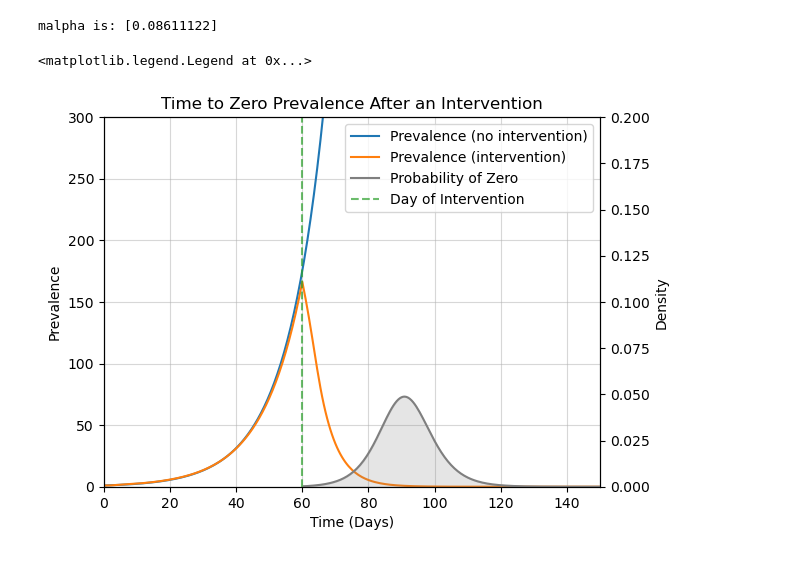
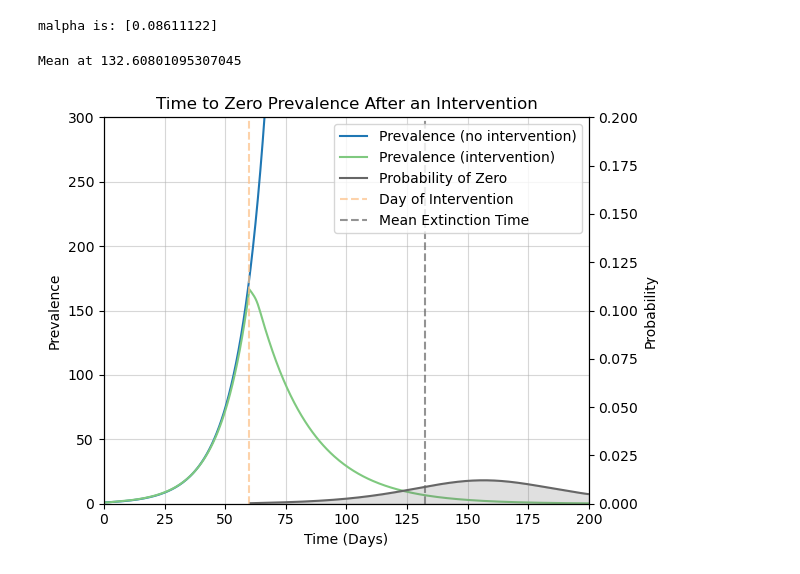
Before and after one commit to JCurran-Sebastian/CMJ_Branching, a Jupyter notebook: Outbreak_scenarios.ipynb, the cells around one changed output. Saved outputs shown, nothing was run; the diff lists cells and outputs as text; code cells hidden in the pictures.

```diff
--- a/Outbreak_scenarios.ipynb
+++ b/Outbreak_scenarios.ipynb
@@ -143,9 +145,9 @@ len(scenarios)
 # %%
 fpt_scenarios = []
 
-Zstars = np.zeros(len(scenarios))
-tstars = np.zeros(len(scenarios))
-for i, s in enumerate(scenarios):
+Zstars = np.zeros(len(pmf_scenarios))
+tstars = np.zeros(len(pmf_scenarios))
+for i, s in enumerate(pmf_scenarios):
     pmf = pmf_scenarios[i]
     mean = bp.mean_pmf(pmf)
     extinction = pmf[0, :]
@@ -161,22 +163,25 @@ for i, s in enumerate(scenarios):
     FPT_cdf = bp.FirstPassageTime(pmf, Zstar, time, False)
     fpt_scenarios += [np.gradient(FPT_cdf, time_step)]
 # %%
-n_scenarios = len(scenarios)
+n_scenarios = len(fpt_scenarios)
 fig, axs = plt.subplots(nrows = n_scenarios-1, ncols=1)
 #fig.set_figwidth(6)
 
 for i in range(n_scenarios-1):
+    axs[i].grid(alpha = 0.2)
     axs[i].label_outer()
 
     axs[i].plot(time, fpt_scenarios[i+1], color = cmap[0], label = 'R = ' + str(R_eff_scenarios[i+1]/2))
     axs[i].fill_between(time, fpt_scenarios[i+1], color = cmap[0], alpha = 0.8)
+    axs[i].axvline(np.sum(time[1:] * fpt_scenarios[i+1][1:])*time_step, color = cmap[1], linestyle = '--')
     axs[i].axvline()
     axs[i].set_xlim([0, 200])
-    axs[i].legend(handlelength=0, handletextpad=0, fancybox=True)
+
+    axs[i].legend(handlelength=0, handletextpad=0, fancybox=True, loc = 'upper right')
 
 plt.xlabel('Time (Days)')
 fig.supylabel('Density')
 plt.suptitle('Time to hit 100 cases')
 plt.tight_layout()
-plt.savefig('./Figures/scenarios_fpt_popcontrol.pdf')
+# plt.savefig('./Figures/scenarios_fpt_popcontrol.pdf')
 # %% [output]
@@ -238,19 +233,20 @@ max_pgf = 5000
 n_cores = 6
 characteristic = 'prev'
 
-R_lockdown = 1.8
+R_l = 1.5
 t_lockdowns = np.array((40, 50, 60, 70))
 R = 3
 lockdown_scenarios = []
+extinction_probs = []
 
-for j, tl in enumerate(t_lockdowns):
+for j, tl in enumerate(t_lockdowns[1:]):
     cmj = bp.cmj(poisson_offspring, time=time)
     cmj.set_lifetime_distribution(lifetime)
     cmj.set_infectiousness_profile(infectiousness)
-    def R_lockdown(t, R=R, Rl = Rl, t_lockdown = tl):
+    def R_lockdown(t, R=R, Rl = R_l, t_lockdown = tl):
         return R * (t<=t_lockdown)  + Rl * (1-(t <= t_lockdown))
     cmj.set_transmission_rate(R_lockdown)
-
+    extinction_probs += [cmj.pgf_vec(0)]
     start = timer()
     pmf = bp.pmfft(cmj.pgf_vec,
                         max_pgf,
@@ -259,7 +255,8 @@ for j, tl in enumerate(t_lockdowns):
                         n_cores = n_cores)
     stop = timer()
 
-    print('Scenario ' + str(i) + ' finished in ' + str(np.round(stop - start, 2)) + ' seconds!')
+
+    print('Scenario ' + str(j) + ' finished in ' + str(np.round(stop - start, 2)) + ' seconds!')
 
     lockdown_scenarios += [pmf]
 # %% [output]
@@ -287,35 +283,40 @@ malpha is: [0.08611122]
 # %%
 fig, ax = plt.subplots()
 ax.grid(alpha = 0.5)
 ln1 = ax.plot(time, malthusian_mean, label = 'Prevalence (no intervention)')
 
 l_idx = 2
 ls =lockdown_scenarios[l_idx]
 ml = mean_lockdowns[l_idx]
 t_idx = np.argwhere(time == t_lockdowns[l_idx])[0][0]
-extinction = ls[0, :-1]
+extinction = np.real_if_close(extinction_probs[l_idx][:-1])#ls[0, :-1]
 extinction_lockdown = 1 + ((extinction[(t_idx+1):] -1 )/ (1-extinction[t_idx]))
 extinction_pdf = np.gradient(extinction_lockdown, time_step)
+mean_extinction_time = np.sum(extinction_pdf*time[(t_idx+1):]*time_step)
 
-ln2 = ax.plot(time, ml[:-1], label = 'Prevalence (intervention)')
+ln2 = ax.plot(time, ml[:-1], label = 'Prevalence (intervention)', color = cmap[0])
 ax.set_xlim([0, 150])
 ax.set_ylim([0, 300])
 ax.set_xlabel('Time (Days)')
 ax.set_ylabel('Prevalence')
-ax.axvline(time[t_idx], label = 'Day of Intervention', linestyle = '--', alpha = 0.7, color = cmap[2])
+ln4 = ax.axvline(time[t_idx], label = 'Day of Intervention', linestyle = '--', alpha = 0.7, color = cmap[2])
+ln5 = ax.axvline(mean_extinction_time, label = 'Mean Extinction Time', linestyle = '--', alpha = 0.7, color = cmap[7])
+print('Mean at ' + str(mean_extinction_time))
 
 ax2 = ax.twinx()
 ln3 =  ax2.plot(time[(t_idx+1):], extinction_pdf, color = cmap[7], label = 'Probability of Zero')
 ax2.fill_between(time[(t_idx+1):], 0, extinction_pdf, color = cmap[7], alpha = 0.2)
-ax2.set_xlim([0, 150])
+ax2.set_xlim([0, 200])
 ax2.set_ylim([0, 0.2])
-ax2.set_ylabel('Density')
+ax2.set_ylabel('Probability')
 ax.set_title('Time to Zero Prevalence After an Intervention')
 
 
-lns = ln1+ln2+ln3+[ln4]
+lns = ln1+ln2+ln3+[ln4, ln5]
 labs = [l.get_label() for l in lns]
 ax.legend(lns, labs, loc=0)
+plt.tight_layout()
+#plt.savefig('./Figures/Time_to_Zero_Intervention.pdf')
 # %% [output]
-<matplotlib.legend.Legend at 0x...>
+Mean at 132.60801095307045
-[figure, old version]
+[figure, new version]
```
Also changed, not shown: parts of 12 cells of this notebook, 3 other files.
